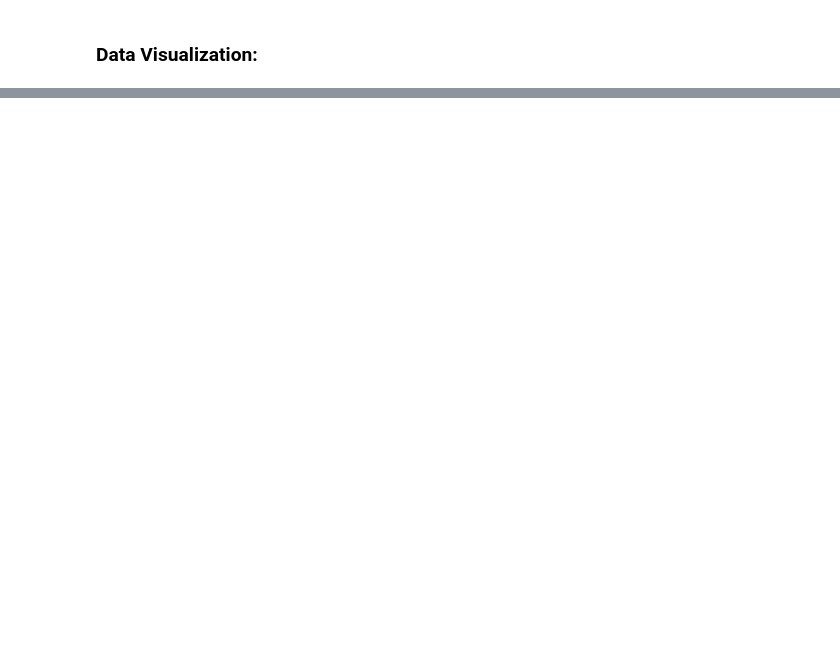
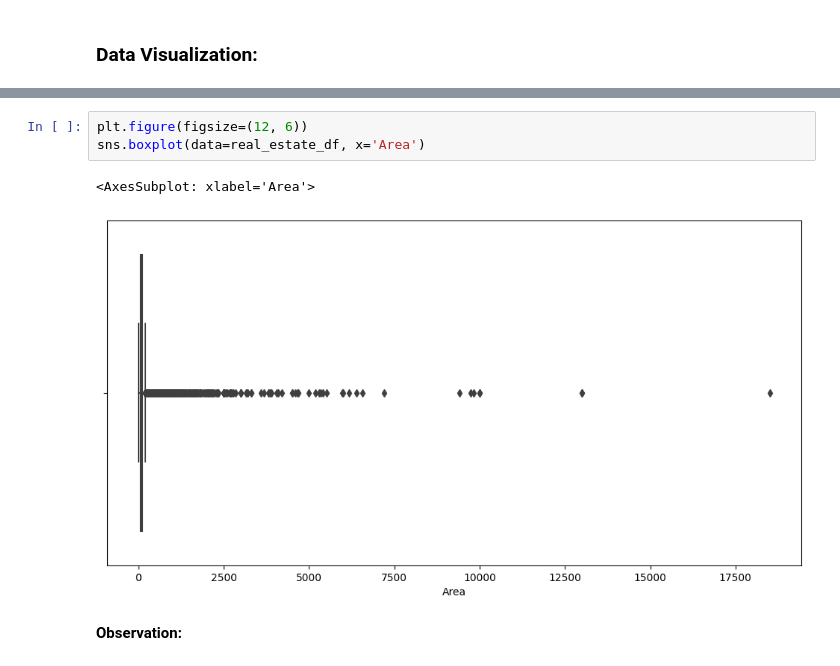
Before and after one commit to nldhuyen0047/real_estate_project, a Jupyter notebook: real_estate.ipynb, the cells around one changed output, grey strips where cells are left out. Cells and saved outputs as stored; diff of their text form; blank space fills up the shorter version.

```diff
--- a/real_estate.ipynb
+++ b/real_estate.ipynb
@@ -186,0 +242,8 @@ Numerical columns: ['Area', 'Width', 'Length', 'Frontage', 'Number_of_floors', '
+# %%
+plt.figure(figsize=(12, 6))
+sns.boxplot(data=real_estate_df, x='Area')
+# %% [output]
+<AxesSubplot: xlabel='Area'>
+[figure, added]
+# %% [markdown]
+**Observation:**
```
Also changed, not shown: parts of 15 cells of this notebook, 1 other file.
